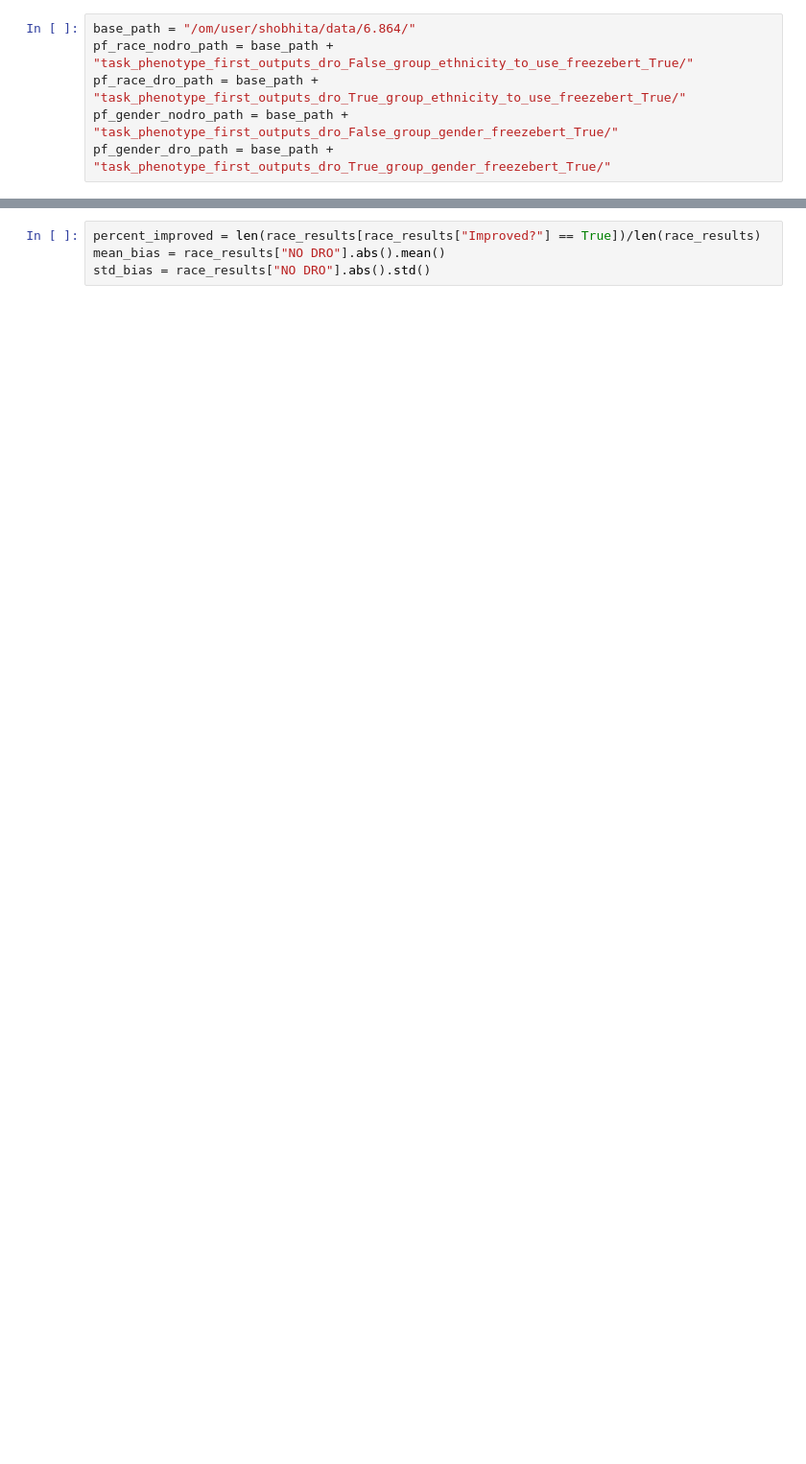
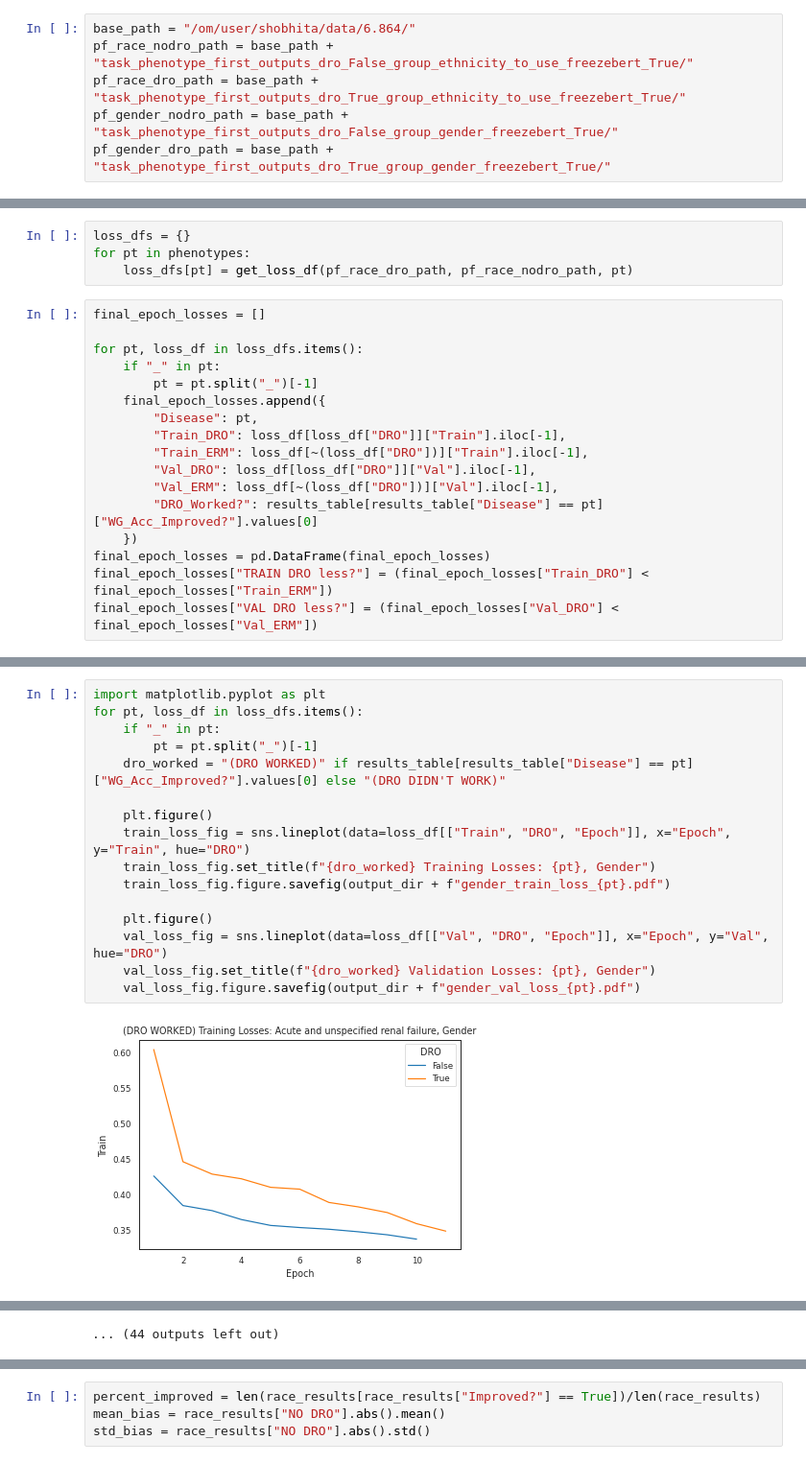
Before and after one commit to ssundaram21/HurtfulWords, a Jupyter notebook: Results.ipynb, the cells around one changed output, grey strips where cells are left out. Shown at 96% size. Cells and saved outputs as stored; diff of their text form; blank space fills up the shorter version.

```diff
--- a/Results.ipynb
+++ b/Results.ipynb
@@ -122,0 +430,21 @@ std bias  0.01161428140118907
+# %%
+loss_dfs = {}
+for pt in phenotypes:
+    loss_dfs[pt] = get_loss_df(pf_race_dro_path, pf_race_nodro_path, pt)
+# %%
+final_epoch_losses = []
+
+for pt, loss_df in loss_dfs.items():
+    if "_" in pt:
+        pt = pt.split("_")[-1]
+    final_epoch_losses.append({
+        "Disease": pt,
+        "Train_DRO": loss_df[loss_df["DRO"]]["Train"].iloc[-1],
+        "Train_ERM": loss_df[~(loss_df["DRO"])]["Train"].iloc[-1],
+        "Val_DRO": loss_df[loss_df["DRO"]]["Val"].iloc[-1],
+        "Val_ERM": loss_df[~(loss_df["DRO"])]["Val"].iloc[-1],
+        "DRO_Worked?": results_table[results_table["Disease"] == pt]["WG_Acc_Improved?"].values[0]
+    })
+final_epoch_losses = pd.DataFrame(final_epoch_losses)
+final_epoch_losses["TRAIN DRO less?"] = (final_epoch_losses["Train_DRO"] < final_epoch_losses["Train_ERM"])
+final_epoch_losses["VAL DRO less?"] = (final_epoch_losses["Val_DRO"] < final_epoch_losses["Val_ERM"])
@@ -122,0 +482,18 @@ std bias  0.01161428140118907
+# %%
+import matplotlib.pyplot as plt
+for pt, loss_df in loss_dfs.items():
+    if "_" in pt:
+        pt = pt.split("_")[-1]
+    dro_worked = "(DRO WORKED)" if results_table[results_table["Disease"] == pt]["WG_Acc_Improved?"].values[0] else "(DRO DIDN'T WORK)"
+
+    plt.figure()
+    train_loss_fig = sns.lineplot(data=loss_df[["Train", "DRO", "Epoch"]], x="Epoch", y="Train", hue="DRO")
+    train_loss_fig.set_title(f"{dro_worked} Training Losses: {pt}, Gender")
+    train_loss_fig.figure.savefig(output_dir + f"gender_train_loss_{pt}.pdf")
+
+    plt.figure()
+    val_loss_fig = sns.lineplot(data=loss_df[["Val", "DRO", "Epoch"]], x="Epoch", y="Val", hue="DRO")
+    val_loss_fig.set_title(f"{dro_worked} Validation Losses: {pt}, Gender")
+    val_loss_fig.figure.savefig(output_dir + f"gender_val_loss_{pt}.pdf")
+# %% [output]
+[figure, added]
@@ -122,0 +511 @@ std bias  0.01161428140118907
+... (44 outputs left out)
```
Also changed, not shown: parts of 67 cells of this notebook.
